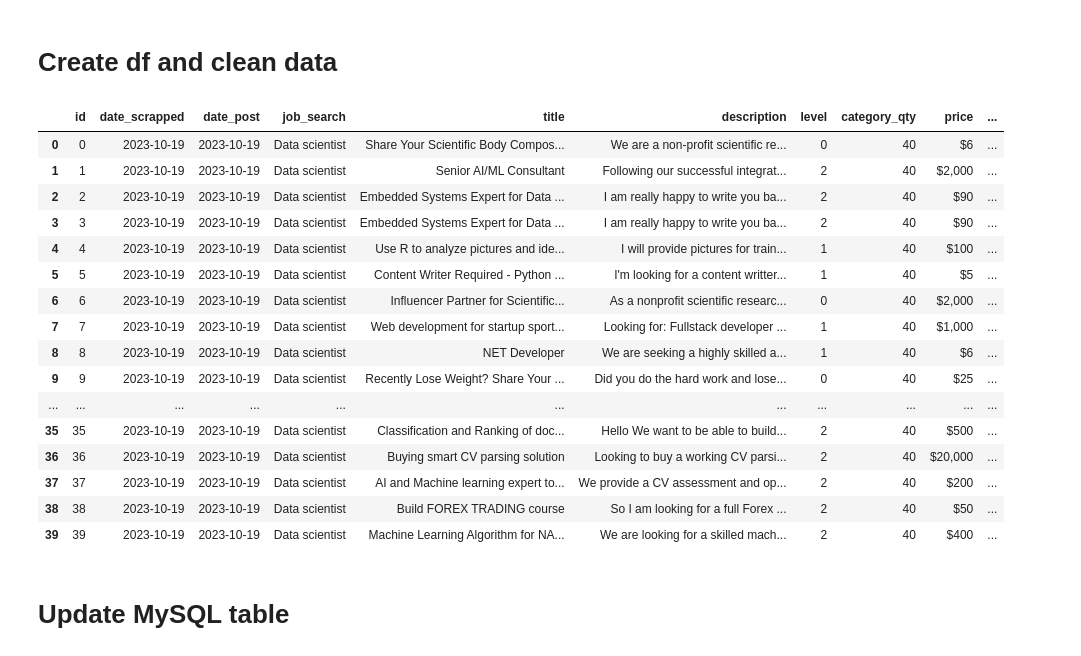
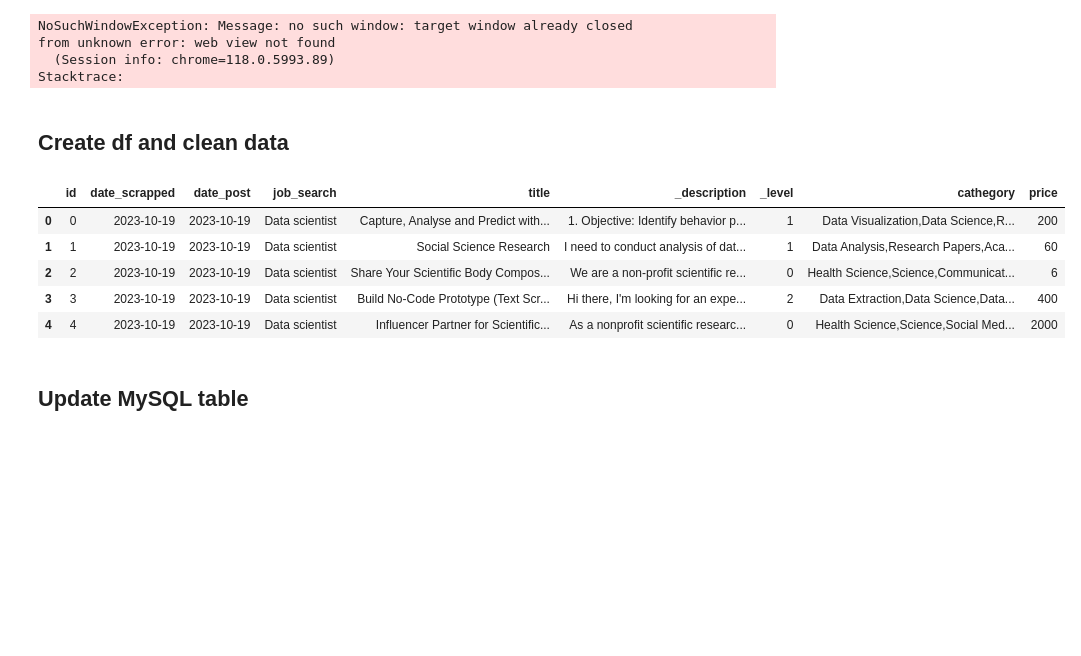
Before and after one commit to bastianbm7/upWork_scrap, a Jupyter notebook: Untitled.ipynb, the cells around one changed output. Cells and saved outputs as stored; diff of their text form; code cells hidden in the pictures; blank space fills up the shorter version.

Commit message:
workflow created

```diff
--- a/Untitled.ipynb
+++ b/Untitled.ipynb
@@ -88,5 +76,28 @@ NoSuchDriverException: Message: Unable to locate or obtain driver for chrome; Fo
+# %%
+# Specify the path to the Chrome driver executable
+driver_path = r'chromedriver-win64\chromedriver.exe'
+
+# Create an instance of ChromeOptions
+chrome_options = Options()
+
+# Add any desired options
+chrome_options.add_argument("--start-maximized")  # Maximize the browser window
+
+# Initialize the webdriver with the options and driver path
+service = Service(driver_path)
+driver = webdriver.Chrome(service=service, options=chrome_options)
+
+# Obtener el URL del nuevo tab
+url = "https://www.upwork.com/search/freelance-jobs/data-science?sort=recency&t=1"
+
+title, description, level, price, category, date = scrap_workflow(url, driver)
+# %% [output]
+NoSuchWindowException: Message: no such window: target window already closed
+from unknown error: web view not found
+  (Session info: chrome=118.0.5993.89)
+Stacktrace:
 # %% [markdown]
-# Create df and clean data
+## Create df and clean data
 # %%
 import pandas as pd
 from datetime import datetime
@@ -166,25 +168,15 @@ df['price'] = df['price'].astype(float)
-# %%
-df
-# %% [output]
-|  | id | date_scrapped | date_post | job_search | title | description | level | category_qty | price | ... |
-| 0 | 0 | 2023-10-19 | 2023-10-19 | Data scientist | Share Your Scientific Body Compos... | We are a non-profit scientific re... | 0 | 40 | $6 | ... |
-| 1 | 1 | 2023-10-19 | 2023-10-19 | Data scientist | Senior AI/ML Consultant | Following our successful integrat... | 2 | 40 | $2,000 | ... |
-| 2 | 2 | 2023-10-19 | 2023-10-19 | Data scientist | Embedded Systems Expert for Data ... | I am really happy to write you ba... | 2 | 40 | $90 | ... |
-| 3 | 3 | 2023-10-19 | 2023-10-19 | Data scientist | Embedded Systems Expert for Data ... | I am really happy to write you ba... | 2 | 40 | $90 | ... |
-| 4 | 4 | 2023-10-19 | 2023-10-19 | Data scientist | Use R to analyze pictures and ide... | I will provide pictures for train... | 1 | 40 | $100 | ... |
-| 5 | 5 | 2023-10-19 | 2023-10-19 | Data scientist | Content Writer Required - Python ... | I'm looking for a content writter... | 1 | 40 | $5 | ... |
-| 6 | 6 | 2023-10-19 | 2023-10-19 | Data scientist | Influencer Partner for Scientific... | As a nonprofit scientific researc... | 0 | 40 | $2,000 | ... |
-| 7 | 7 | 2023-10-19 | 2023-10-19 | Data scientist | Web development for startup sport... | Looking for: Fullstack developer ... | 1 | 40 | $1,000 | ... |
-| 8 | 8 | 2023-10-19 | 2023-10-19 | Data scientist | NET Developer | We are seeking a highly skilled a... | 1 | 40 | $6 | ... |
-| 9 | 9 | 2023-10-19 | 2023-10-19 | Data scientist | Recently Lose Weight? Share Your ... | Did you do the hard work and lose... | 0 | 40 | $25 | ... |
-| ... | ... | ... | ... | ... | ... | ... | ... | ... | ... | ... |
-| 35 | 35 | 2023-10-19 | 2023-10-19 | Data scientist | Classification and Ranking of doc... | Hello We want to be able to build... | 2 | 40 | $500 | ... |
-| 36 | 36 | 2023-10-19 | 2023-10-19 | Data scientist | Buying smart CV parsing solution | Looking to buy a working CV parsi... | 2 | 40 | $20,000 | ... |
-| 37 | 37 | 2023-10-19 | 2023-10-19 | Data scientist | AI and Machine learning expert to... | We provide a CV assessment and op... | 2 | 40 | $200 | ... |
-| 38 | 38 | 2023-10-19 | 2023-10-19 | Data scientist | Build FOREX TRADING course | So I am looking for a full Forex ... | 2 | 40 | $50 | ... |
-| 39 | 39 | 2023-10-19 | 2023-10-19 | Data scientist | Machine Learning Algorithm for NA... | We are looking for a skilled mach... | 2 | 40 | $400 | ... |
+# %%
+df = create_dataframe(title, description, level, price, category, date, job_search = 'Data scientist')
+df.head()
+# %% [output]
+|  | id | date_scrapped | date_post | job_search | title | _description | _level | cathegory | price |
+| 0 | 0 | 2023-10-19 | 2023-10-19 | Data scientist | Capture, Analyse and Predict with... | 1. Objective: Identify behavior p... | 1 | Data Visualization,Data Science,R... | 200 |
+| 1 | 1 | 2023-10-19 | 2023-10-19 | Data scientist | Social Science Research | I need to conduct analysis of dat... | 1 | Data Analysis,Research Papers,Aca... | 60 |
+| 2 | 2 | 2023-10-19 | 2023-10-19 | Data scientist | Share Your Scientific Body Compos... | We are a non-profit scientific re... | 0 | Health Science,Science,Communicat... | 6 |
+| 3 | 3 | 2023-10-19 | 2023-10-19 | Data scientist | Build No-Code Prototype (Text Scr... | Hi there, I'm looking for an expe... | 2 | Data Extraction,Data Science,Data... | 400 |
+| 4 | 4 | 2023-10-19 | 2023-10-19 | Data scientist | Influencer Partner for Scientific... | As a nonprofit scientific researc... | 0 | Health Science,Science,Social Med... | 2000 |
 # %% [markdown]
-# Update MySQL table
+## Update MySQL table
 # %%
 import pandas as pd
 import numpy as np
```
Also changed, not shown: parts of 20 cells of this notebook.
